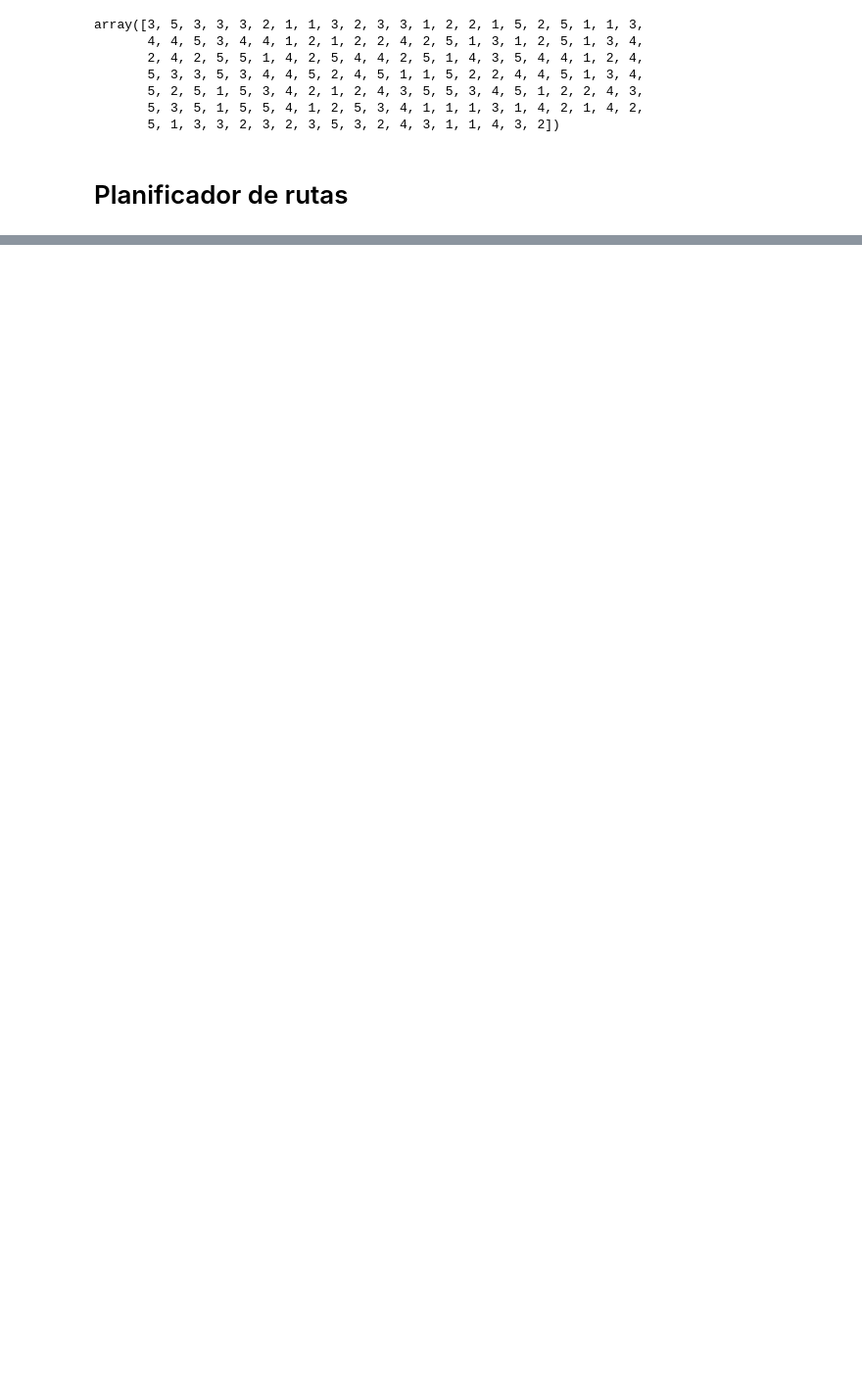
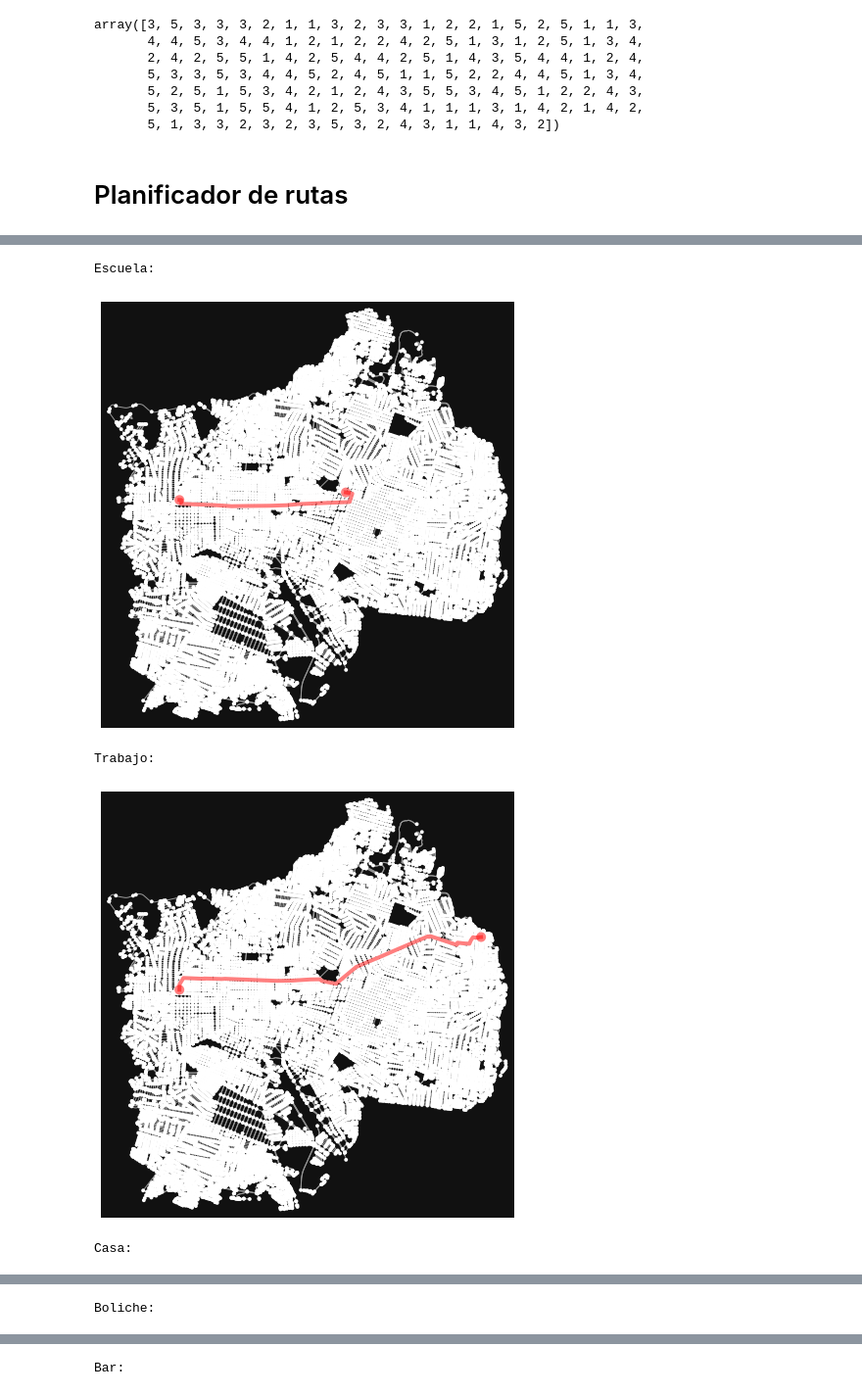
Before and after one commit to Los-Furros/proyecto_final, a Jupyter notebook: rutas_por_voz.ipynb, the cells around one changed output, grey strips where cells are left out. Shown at 98% size. Cells and saved outputs as stored; diff of their text form; code cells hidden in the pictures; blank space fills up the shorter version.

```diff
--- a/rutas_por_voz.ipynb
+++ b/rutas_por_voz.ipynb
@@ -400,2 +373,20 @@ ModuleNotFoundError: No module named 'osmnx'
 # %%
 route_planner = RoutePlanner()
+# %%
+destinations = {
+        "Escuela": 8359511705,
+        "Trabajo": 1699102733,
+        "Casa": 1343795278,
+        "Boliche": 9795883739,
+        "Bar": 1478411793
+}
+
+for label in destinations:
+    print(f"{label}:")
+    route_planner.get_route_to_destination(label)
+# %% [output]
+Escuela:
+[figure, added]
+Trabajo:
+[figure, added]
+Casa:
@@ -401,0 +394 @@ route_planner = RoutePlanner()
+Boliche:
@@ -401,0 +396 @@ route_planner = RoutePlanner()
+Bar:
```
Also changed, not shown: parts of 7 cells of this notebook.
